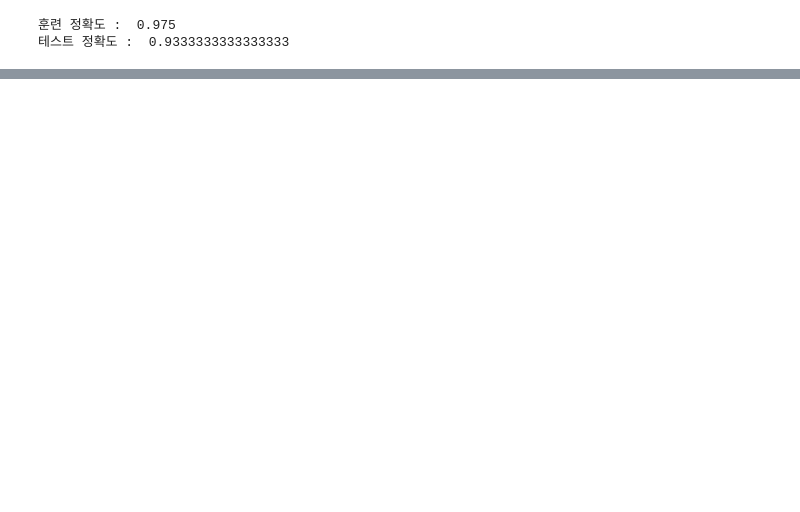
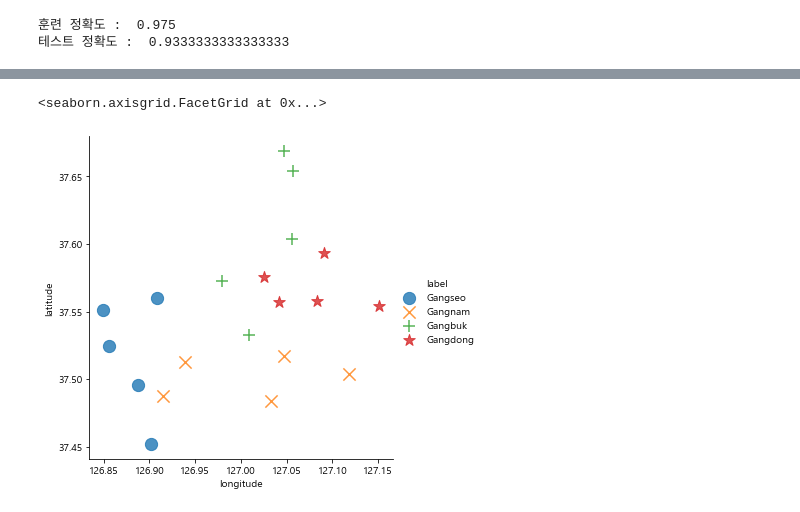
Before and after one commit to NikeLee/pythonwork, a Jupyter notebook: ai/3_의사결정트리.ipynb, the cells around one changed output, grey strips where cells are left out. Drawn from its saved outputs; the diff is of its cells as text; code cells hidden in the pictures; blank space fills up the shorter version.

```diff
--- a/ai/3_의사결정트리.ipynb
+++ b/ai/3_의사결정트리.ipynb
@@ -151,0 +255,29 @@ graphviz.Source(f.read())
+# %%
+district_dict_list = [
+            {'district': 'Gangseo-gu', 'latitude': 37.551000, 'longitude': 126.849500, 'label':'Gangseo'},
+            {'district': 'Yangcheon-gu', 'latitude': 37.52424, 'longitude': 126.855396, 'label':'Gangseo'},
+            {'district': 'Guro-gu', 'latitude': 37.4954, 'longitude': 126.8874, 'label':'Gangseo'},
+            {'district': 'Geumcheon-gu', 'latitude': 37.4519, 'longitude': 126.9020, 'label':'Gangseo'},
+            {'district': 'Mapo-gu', 'latitude': 37.560229, 'longitude': 126.908728, 'label':'Gangseo'},
+
+            {'district': 'Gwanak-gu', 'latitude': 37.487517, 'longitude': 126.915065, 'label':'Gangnam'},
+            {'district': 'Dongjak-gu', 'latitude': 37.5124, 'longitude': 126.9393, 'label':'Gangnam'},
+            {'district': 'Seocho-gu', 'latitude': 37.4837, 'longitude': 127.0324, 'label':'Gangnam'},
+            {'district': 'Gangnam-gu', 'latitude': 37.5172, 'longitude': 127.0473, 'label':'Gangnam'},
+            {'district': 'Songpa-gu', 'latitude': 37.503510, 'longitude': 127.117898, 'label':'Gangnam'},
+
+            {'district': 'Yongsan-gu', 'latitude': 37.532561, 'longitude': 127.008605, 'label':'Gangbuk'},
+            {'district': 'Jongro-gu', 'latitude': 37.5730, 'longitude': 126.9794, 'label':'Gangbuk'},
+            {'district': 'Seongbuk-gu', 'latitude': 37.603979, 'longitude': 127.056344, 'label':'Gangbuk'},
+            {'district': 'Nowon-gu', 'latitude': 37.6542, 'longitude': 127.0568, 'label':'Gangbuk'},
+            {'district': 'Dobong-gu', 'latitude': 37.6688, 'longitude': 127.0471, 'label':'Gangbuk'},
+
+            {'district': 'Seongdong-gu', 'latitude': 37.557340, 'longitude': 127.041667, 'label':'Gangdong'},
+            {'district': 'Dongdaemun-gu', 'latitude': 37.575759, 'longitude': 127.025288, 'label':'Gangdong'},
+            {'district': 'Gwangjin-gu', 'latitude': 37.557562, 'longitude': 127.083467, 'label':'Gangdong'},
+            {'district': 'Gangdong-gu', 'latitude': 37.554194, 'longitude': 127.151405, 'label':'Gangdong'},
+            {'district': 'Jungrang-gu', 'latitude': 37.593684, 'longitude': 127.090384, 'label':'Gangdong'}
+         ]
+# %%
+train_df = pd.DataFrame(district_dict_list)
+train_df
@@ -151,0 +364,7 @@ graphviz.Source(f.read())
+# %%
+##### 데이터 시각화
+sns.lmplot("longitude", "latitude", data=train_df, fit_reg=False, hue="label",
+          markers=["o", "x", "+", "*"], scatter_kws={"s":150})
+# %% [output]
+<seaborn.axisgrid.FacetGrid at 0x...>
+[figure, added]
```
Also changed, not shown: parts of 34 cells of this notebook.
